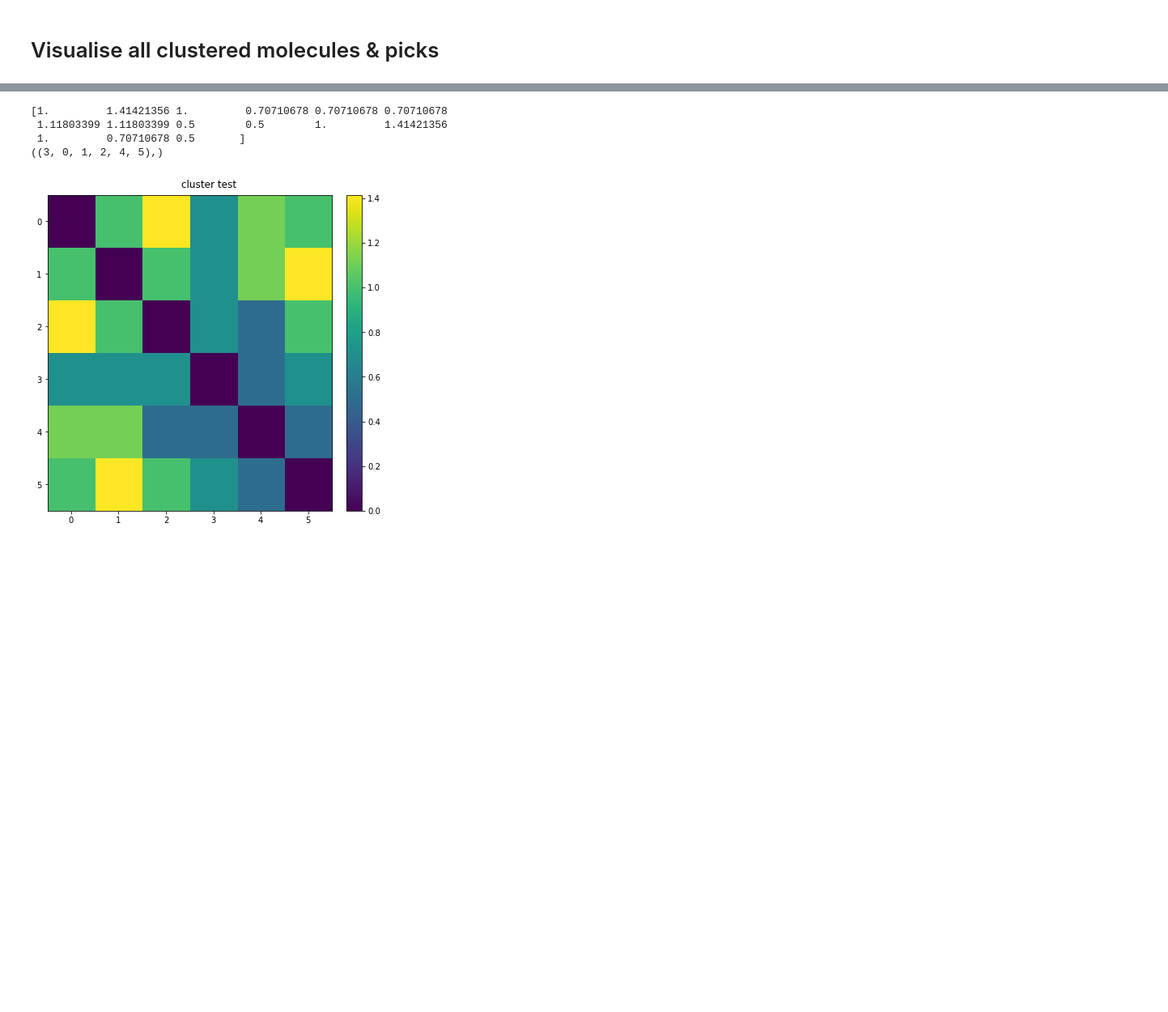
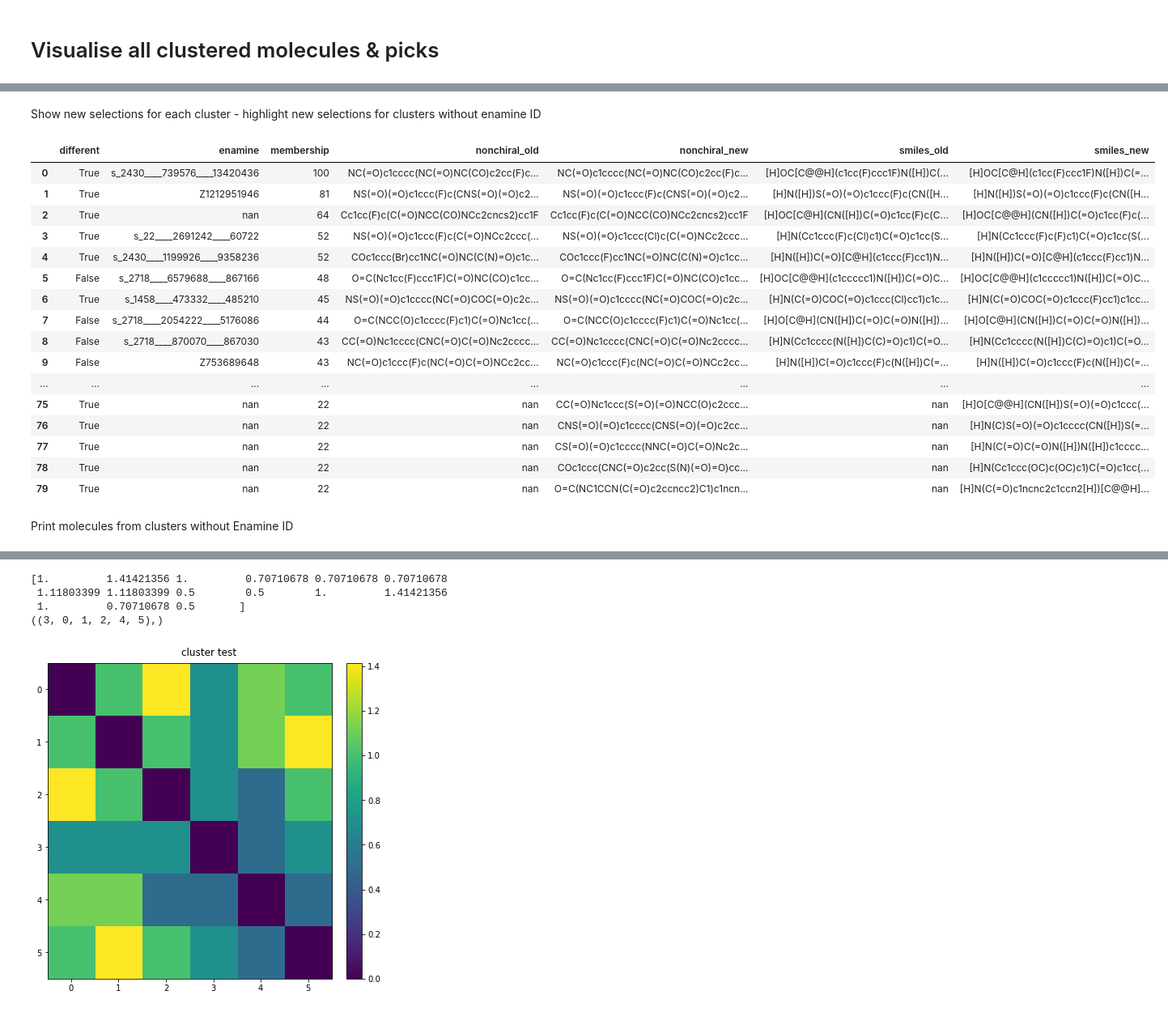
Before and after one commit to wjm41/fresco, a Jupyter notebook: notebooks/manifold_fix.ipynb, the cells around one changed output, grey strips where cells are left out. Shown at 81% size. Saved outputs shown, nothing was run; the diff lists cells and outputs as text; code cells hidden in the pictures; blank space fills up the shorter version.

```diff
--- a/notebooks/manifold_fix.ipynb
+++ b/notebooks/manifold_fix.ipynb
@@ -89,0 +202,46 @@ display(pick_grid)
+# %% [markdown]
+Show new selections for each cluster - highlight new selections for clusters without enamine ID
+# %%
+import re
+
+def highlight_null(s, column, condition):
+    null_series = pd.Series(data=False, index=s.index)
+    null_series[column] = s.loc[column].isnull()
+
+    condition_series = pd.Series(data=False, index=s.index)
+    condition_series[condition] = s.loc[condition]
+    return ['background-color: #b9d2b1' if null_series.any() and condition_series.any() else 'background-color: #b96f74' if null_series.any() and not condition_series.any() else '' for v in null_series]
+
+
+df_mpro = df_mpro[['smiles', 'enamine', 'nonchiral']]
+df_mpro['cluster'] = range(len(df_mpro))
+
+df_joined = df_mpro.merge(
+    centroid_picks[['smiles', 'nonchiral', 'cluster', 'membership']], how='outer', on='cluster')
+df_joined['different'] = df_joined['smiles_x'].ne(df_joined['smiles_y'])
+df_joined = df_joined[['different',  'enamine', 'membership',
+                       'nonchiral_x', 'nonchiral_y', 'smiles_x', 'smiles_y']]
+df_joined = df_joined.rename(columns=lambda x: re.sub('_x', '_old', x))
+df_joined = df_joined.rename(columns=lambda x: re.sub('_y', '_new', x))
+display(df_joined.style.apply(highlight_null, column=[
+        'enamine'], condition=['different'], axis=1))
+# %% [output]
+|  | different | enamine | membership | nonchiral_old | nonchiral_new | smiles_old | smiles_new |
+| 0 | True | s_2430____739576____13420436 | 100 | NC(=O)c1cccc(NC(=O)NC(CO)c2cc(F)c... | NC(=O)c1cccc(NC(=O)NC(CO)c2cc(F)c... | [H]OC[C@@H](c1cc(F)ccc1F)N([H])C(... | [H]OC[C@H](c1cc(F)ccc1F)N([H])C(=... |
+| 1 | True | Z1212951946 | 81 | NS(=O)(=O)c1ccc(F)c(CNS(=O)(=O)c2... | NS(=O)(=O)c1ccc(F)c(CNS(=O)(=O)c2... | [H]N([H])S(=O)(=O)c1ccc(F)c(CN([H... | [H]N([H])S(=O)(=O)c1ccc(F)c(CN([H... |
+| 2 | True | nan | 64 | Cc1cc(F)c(C(=O)NCC(CO)NCc2cncs2)cc1F | Cc1cc(F)c(C(=O)NCC(CO)NCc2cncs2)cc1F | [H]OC[C@H](CN([H])C(=O)c1cc(F)c(C... | [H]OC[C@@H](CN([H])C(=O)c1cc(F)c(... |
+| 3 | True | s_22____2691242____60722 | 52 | NS(=O)(=O)c1ccc(F)c(C(=O)NCc2ccc(... | NS(=O)(=O)c1ccc(Cl)c(C(=O)NCc2ccc... | [H]N(Cc1ccc(F)c(Cl)c1)C(=O)c1cc(S... | [H]N(Cc1ccc(F)c(F)c1)C(=O)c1cc(S(... |
+| 4 | True | s_2430____1199926____9358236 | 52 | COc1ccc(Br)cc1NC(=O)NC(C(N)=O)c1c... | COc1ccc(F)cc1NC(=O)NC(C(N)=O)c1cc... | [H]N([H])C(=O)[C@H](c1ccc(F)cc1)N... | [H]N([H])C(=O)[C@H](c1ccc(F)cc1)N... |
+| 5 | False | s_2718____6579688____867166 | 48 | O=C(Nc1cc(F)ccc1F)C(=O)NC(CO)c1cc... | O=C(Nc1cc(F)ccc1F)C(=O)NC(CO)c1cc... | [H]OC[C@@H](c1ccccc1)N([H])C(=O)C... | [H]OC[C@@H](c1ccccc1)N([H])C(=O)C... |
+| 6 | True | s_1458____473332____485210 | 45 | NS(=O)(=O)c1cccc(NC(=O)COC(=O)c2c... | NS(=O)(=O)c1cccc(NC(=O)COC(=O)c2c... | [H]N(C(=O)COC(=O)c1ccc(Cl)cc1)c1c... | [H]N(C(=O)COC(=O)c1ccc(F)cc1)c1cc... |
+| 7 | False | s_2718____2054222____5176086 | 44 | O=C(NCC(O)c1cccc(F)c1)C(=O)Nc1cc(... | O=C(NCC(O)c1cccc(F)c1)C(=O)Nc1cc(... | [H]O[C@H](CN([H])C(=O)C(=O)N([H])... | [H]O[C@H](CN([H])C(=O)C(=O)N([H])... |
+| 8 | False | s_2718____870070____867030 | 43 | CC(=O)Nc1cccc(CNC(=O)C(=O)Nc2cccc... | CC(=O)Nc1cccc(CNC(=O)C(=O)Nc2cccc... | [H]N(Cc1cccc(N([H])C(C)=O)c1)C(=O... | [H]N(Cc1cccc(N([H])C(C)=O)c1)C(=O... |
+| 9 | False | Z753689648 | 43 | NC(=O)c1ccc(F)c(NC(=O)C(=O)NCc2cc... | NC(=O)c1ccc(F)c(NC(=O)C(=O)NCc2cc... | [H]N([H])C(=O)c1ccc(F)c(N([H])C(=... | [H]N([H])C(=O)c1ccc(F)c(N([H])C(=... |
+| ... | ... | ... | ... | ... | ... | ... | ... |
+| 75 | True | nan | 22 | nan | CC(=O)Nc1ccc(S(=O)(=O)NCC(O)c2ccc... | nan | [H]O[C@@H](CN([H])S(=O)(=O)c1ccc(... |
+| 76 | True | nan | 22 | nan | CNS(=O)(=O)c1cccc(CNS(=O)(=O)c2cc... | nan | [H]N(C)S(=O)(=O)c1cccc(CN([H])S(=... |
+| 77 | True | nan | 22 | nan | CS(=O)(=O)c1cccc(NNC(=O)C(=O)Nc2c... | nan | [H]N(C(=O)C(=O)N([H])N([H])c1cccc... |
+| 78 | True | nan | 22 | nan | COc1ccc(CNC(=O)c2cc(S(N)(=O)=O)cc... | nan | [H]N(Cc1ccc(OC)c(OC)c1)C(=O)c1cc(... |
+| 79 | True | nan | 22 | nan | O=C(NC1CCN(C(=O)c2ccncc2)C1)c1ncn... | nan | [H]N(C(=O)c1ncnc2c1ccn2[H])[C@@H]... |
+# %% [markdown]
+Print molecules from clusters without Enamine ID
```
Also changed, not shown: parts of 14 cells of this notebook, 2 other files.
